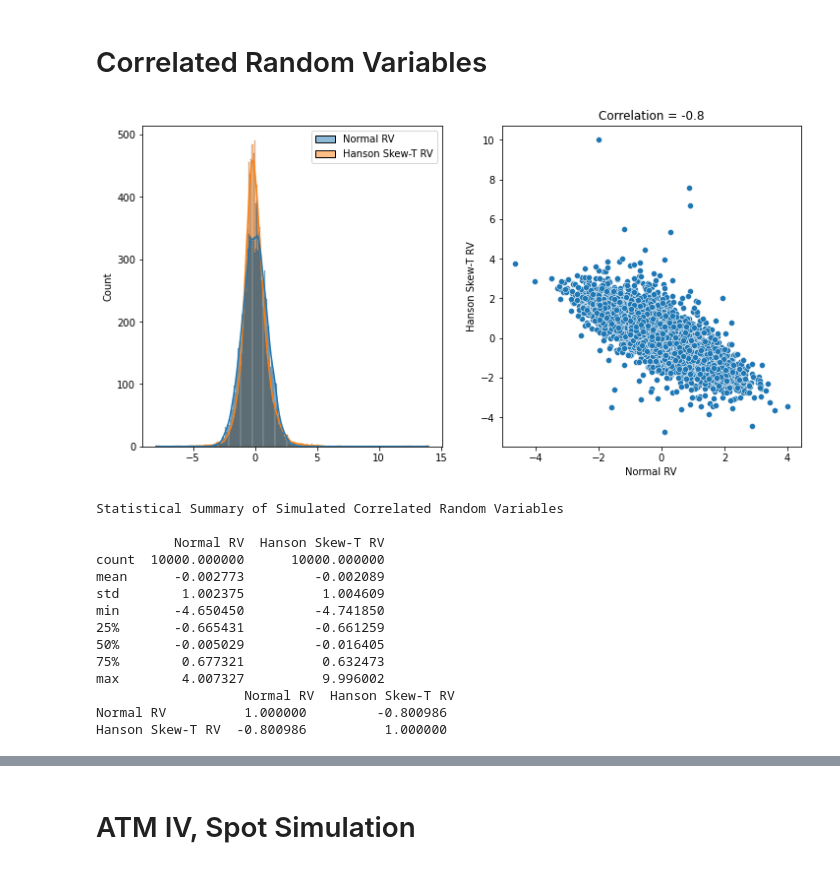
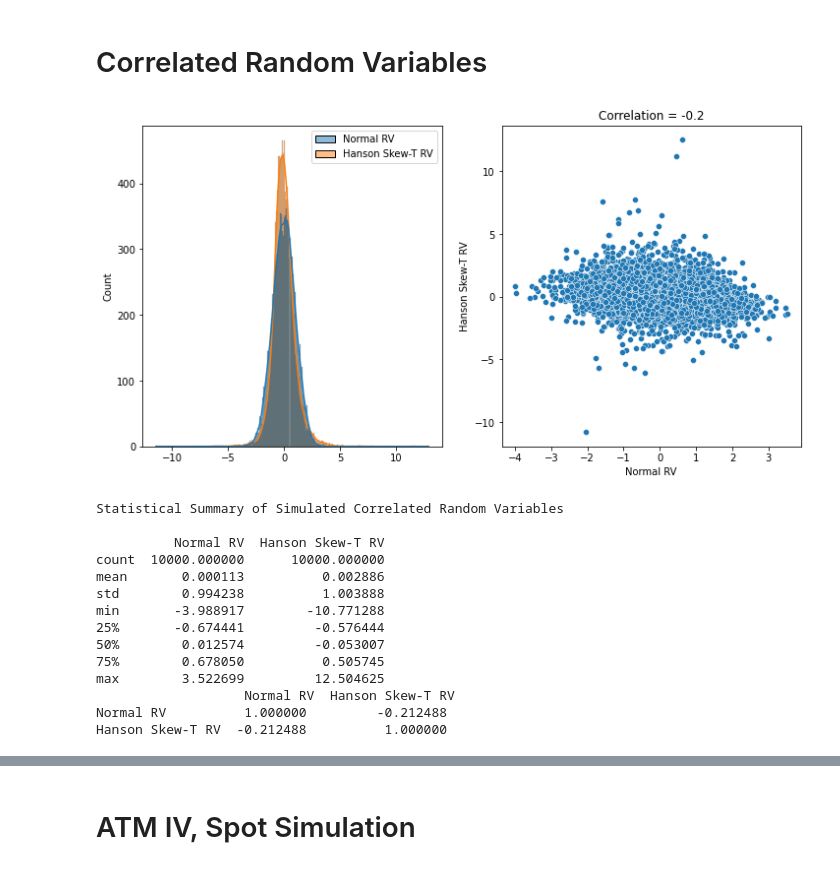
Before and after one commit to philfh/Utils, a Jupyter notebook: sim_corr_rand/corr_rand_variables.ipynb, the cells around one changed output, grey strips where cells are left out. Saved outputs shown, nothing was run; the diff lists cells and outputs as text; code cells hidden in the pictures.

```diff
--- a/sim_corr_rand/corr_rand_variables.ipynb
+++ b/sim_corr_rand/corr_rand_variables.ipynb
@@ -12,23 +15,24 @@ from skewstudent import SkewStudent
 # Correlated Random Variables
 # %%
 from corr_rand_variables import CorrNormSkewT2D
-corr_rv = CorrNormSkewT2D(rho=-0.8)
+corr_rv = CorrNormSkewT2D()
+corr_rv.calc_corr_rand(rho=-0.2)
 corr_rv.plot_marginal_joint()
 corr_rv.corr_rand_stats()
 # %% [output]
-[figure, old version]
+[figure, new version]
 Statistical Summary of Simulated Correlated Random Variables
 
           Normal RV  Hanson Skew-T RV
 count  10000.000000      10000.000000
-mean      -0.002773         -0.002089
-std        1.002375          1.004609
-min       -4.650450         -4.741850
-25%       -0.665431         -0.661259
-50%       -0.005029         -0.016405
-75%        0.677321          0.632473
-max        4.007327          9.996002
+mean       0.000113          0.002886
+std        0.994238          1.003888
+min       -3.988917        -10.771288
+25%       -0.674441         -0.576444
+50%        0.012574         -0.053007
+75%        0.678050          0.505745
+max        3.522699         12.504625
                    Normal RV  Hanson Skew-T RV
-Normal RV          1.000000         -0.800986
-Hanson Skew-T RV  -0.800986          1.000000
+Normal RV          1.000000         -0.212488
+Hanson Skew-T RV  -0.212488          1.000000
 # %%
```
Also changed, not shown: parts of 4 cells of this notebook, 2 other files.
